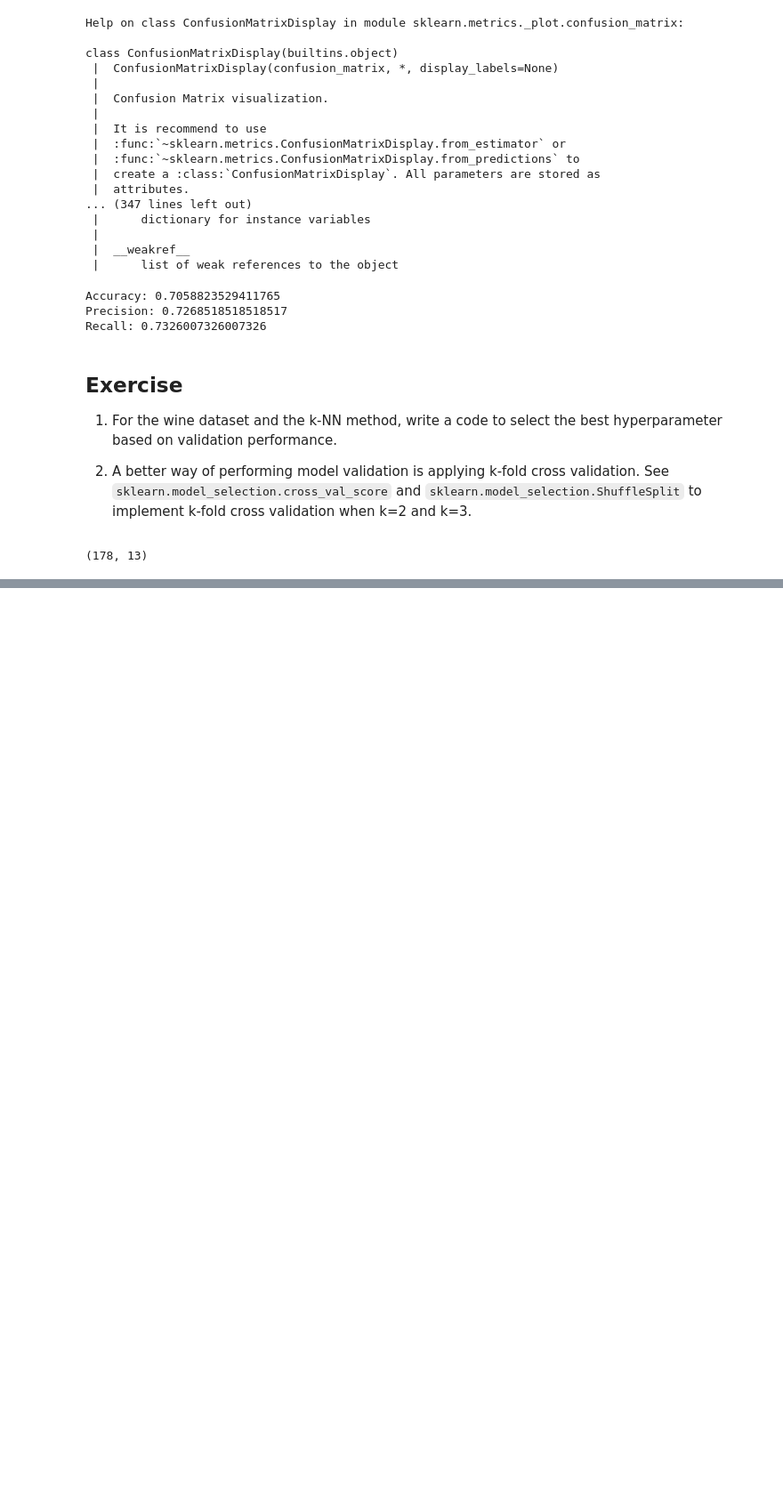
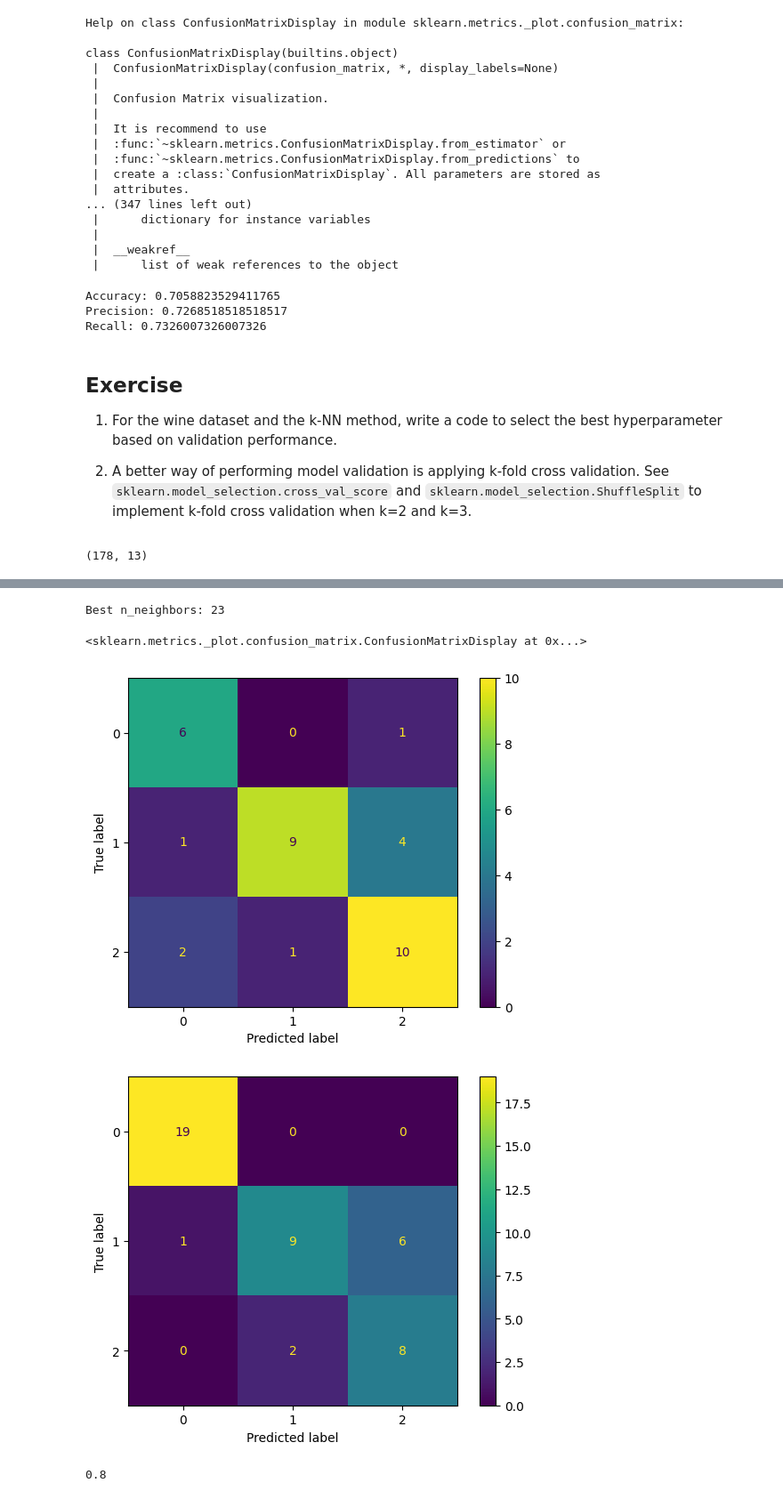
Before and after one commit to Andrew-brgl/ML, a Jupyter notebook: UNIVR_ML_Lab03_KNN.ipynb, the cells around one changed output, grey strips where cells are left out. Shown at 89% size. Drawn from its saved outputs; the diff is of its cells as text; code cells hidden in the pictures; blank space fills up the shorter version.

```diff
--- a/UNIVR_ML_Lab03_KNN.ipynb
+++ b/UNIVR_ML_Lab03_KNN.ipynb
@@ -214,6 +212,7 @@ X_train, X_val, y_train, y_val = train_test_split(X_train, y_train, test_size=0.
 # %%
 from sklearn.neighbors import KNeighborsClassifier
 from sklearn.metrics import accuracy_score,recall_score,precision_score
+from sklearn.metrics import confusion_matrix, ConfusionMatrixDisplay
 import matplotlib.pyplot as plt
 import numpy as np
 
@@ -222,18 +221,23 @@ accuracy = []
 recall = []
 precision = []
 x = range(1,n_neighbors*2,1)
+
 for i in x:
     model = KNeighborsClassifier(i)
     model.fit(X_train, y_train)
 
     pred_val = model.predict(X_val)
+
     acc = accuracy_score(y_val, pred_val)
     accuracy.append(acc)
-
     rec = recall_score(y_val, pred_val, average = "macro")
     recall.append(rec)
     prec = precision_score(y_val, pred_val, average = "macro")
     precision.append(prec)
+
+    if acc == max(accuracy):
+        best_model = model
+        best_n_neighbors = i
 
 
 plt.subplot(1,3,1)
@@ -249,12 +253,5 @@ plt.plot(x, recall)
 plt.title("recall")
 
 plt.show()
-
-best = np.array(accuracy).argmax() + 1 #siccome indice parte da 0
-print(best)
-print(np.array(recall).argmax()+1)
-print(np.array(precision).argmax()+1)
-
-#best_n_neighbors = np.array(accuracy)
 # %% [output]
 [figure]
@@ -263,0 +258,22 @@ print(np.array(precision).argmax()+1)
+# %%
+# stampo la confusion matrix del best model
+print(f'Best n_neighbors: {best_n_neighbors}')
+
+cv = confusion_matrix(y_val, best_model.predict(X_val))
+disp = ConfusionMatrixDisplay(confusion_matrix=cv)
+disp.plot()
+
+
+pred_val = best_model.predict(X_test)
+cv = confusion_matrix(y_test, pred_val)
+disp = ConfusionMatrixDisplay(confusion_matrix=cv)
+disp.plot()
+# %% [output]
+Best n_neighbors: 23
+<sklearn.metrics._plot.confusion_matrix.ConfusionMatrixDisplay at 0x...>
+[figure, added]
+[figure, added]
+# %%
+print(accuracy_score(y_test, pred_val))
+# %% [output]
+0.8
```
Also changed, not shown: parts of 6 cells of this notebook.
